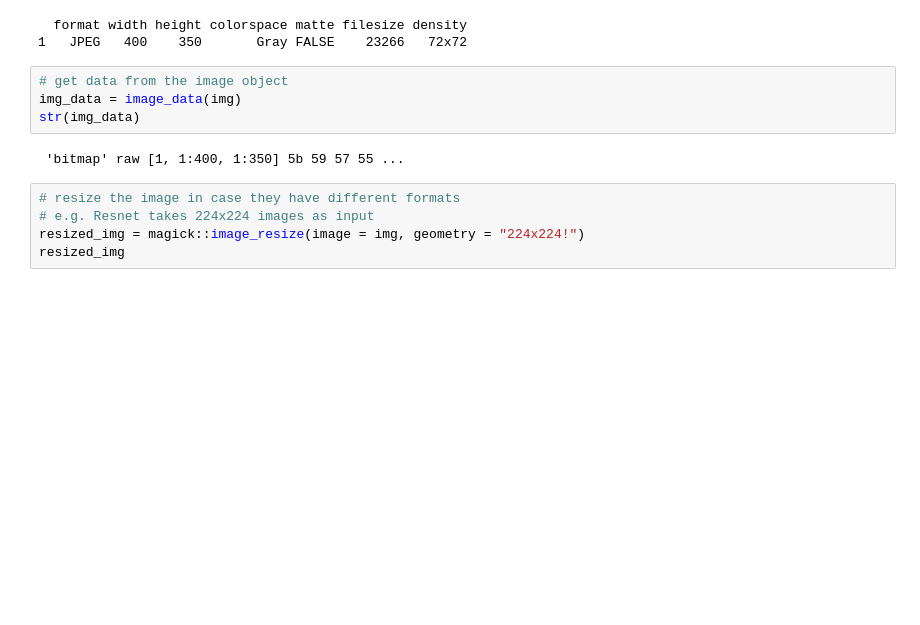
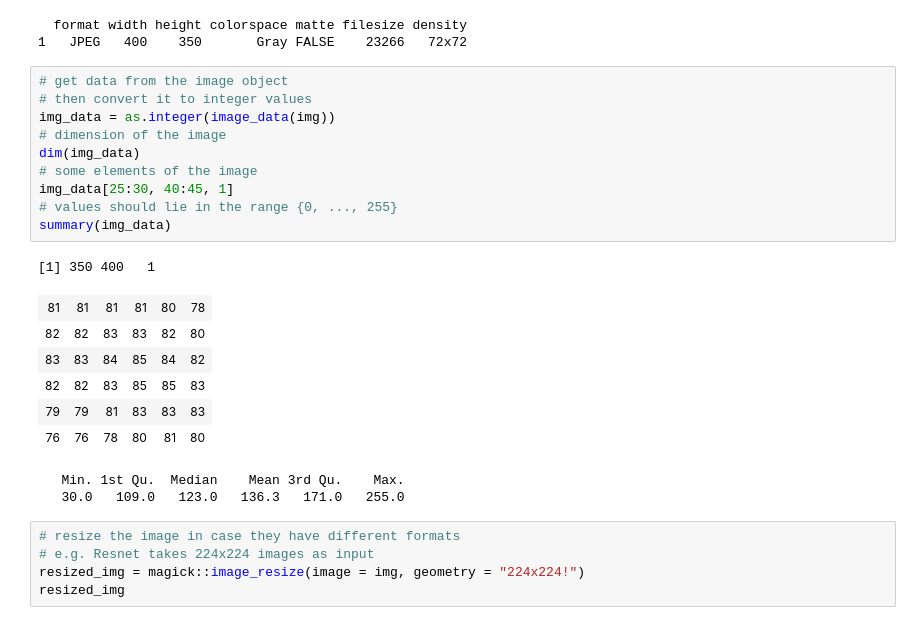
Before and after one commit to slds-lmu/rcourses_notebook_deeplearning, a Jupyter notebook: dl_showcase.ipynb, the cells around one changed output. Drawn from its saved outputs; the diff is of its cells as text; blank space fills up the shorter version.

```diff
--- a/dl_showcase.ipynb
+++ b/dl_showcase.ipynb
@@ -306,12 +212,26 @@ img
 [figure]
   format width height colorspace matte filesize density
 1   JPEG   400    350       Gray FALSE    23266   72x72
-# %%
-# get data from the image object
-img_data = image_data(img)
-str(img_data)
-# %% [output]
- 'bitmap' raw [1, 1:400, 1:350] 5b 59 57 55 ...
+# %%
+# get data from the image object
+# then convert it to integer values
+img_data = as.integer(image_data(img))
+# dimension of the image
+dim(img_data)
+# some elements of the image
+img_data[25:30, 40:45, 1]
+# values should lie in the range {0, ..., 255}
+summary(img_data)
+# %% [output]
+[1] 350 400   1
+| 81 | 81 | 81 | 81 | 80 | 78 |
+| 82 | 82 | 83 | 83 | 82 | 80 |
+| 83 | 83 | 84 | 85 | 84 | 82 |
+| 82 | 82 | 83 | 85 | 85 | 83 |
+| 79 | 79 | 81 | 83 | 83 | 83 |
+| 76 | 76 | 78 | 80 | 81 | 80 |
+   Min. 1st Qu.  Median    Mean 3rd Qu.    Max.
+   30.0   109.0   123.0   136.3   171.0   255.0
 # %%
 # resize the image in case they have different formats
 # e.g. Resnet takes 224x224 images as input
```
Also changed, not shown: parts of 59 cells of this notebook.
